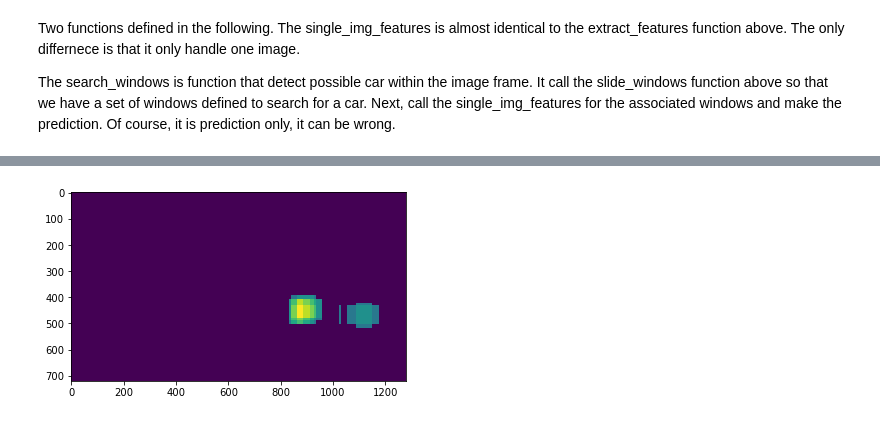
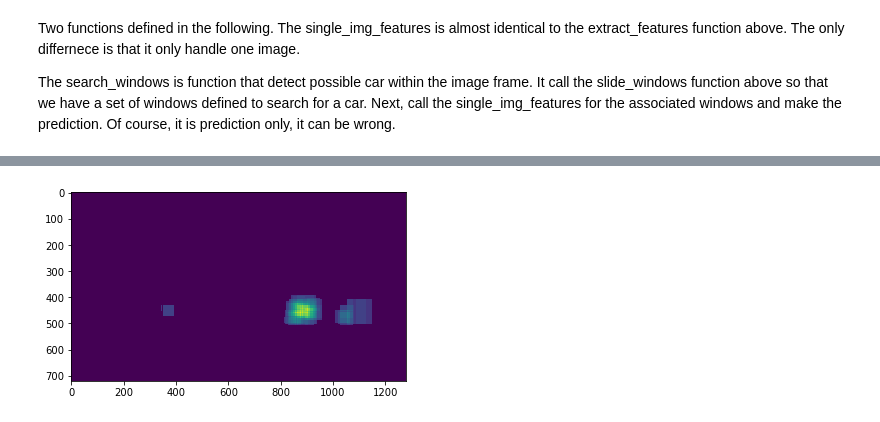
Before and after one commit to hc167/CarND-Vehicle-Detection, a Jupyter notebook: P5.ipynb, the cells around one changed output, grey strips where cells are left out. Saved outputs shown, nothing was run; the diff lists cells and outputs as text; code cells hidden in the pictures.

```diff
--- a/P5.ipynb
+++ b/P5.ipynb
@@ -222,7 +222,7 @@ y = np.hstack((np.ones(len(car_features)), np.zeros(len(notcar_features))))
 # Split up data into randomized training and test sets
 rand_state = np.random.randint(0, 100)
 X_train, X_test, y_train, y_test = train_test_split(
-    scaled_X, y, test_size=0.05, random_state=rand_state)
+    scaled_X, y, test_size=0.1, random_state=rand_state)
 
 print('Feature vector length:', len(X_train[0]))
 # Use a linear SVC
@@ -374,8 +374,9 @@ def apply_threshold(heatmap, threshold = 2):
     # Return thresholded map
     return heatmap
 
-def draw_labeled_bboxes(img, labels):
+def draw_labeled_bboxes(img, labels, getbox=False):
     # Iterate through all detected cars
+    boxes = []
     for car_number in range(1, labels[1]+1):
         # Find pixels with each car_number label value
         nonzero = (labels[0] == car_number).nonzero()
@@ -386,6 +387,13 @@ def draw_labeled_bboxes(img, labels):
         bbox = ((np.min(nonzerox), np.min(nonzeroy)), (np.max(nonzerox), np.max(nonzeroy)))
         # Draw the box on the image
         if (bbox[1][0] - bbox[0][0]) > 64 and (bbox[1][1] - bbox[0][1]) > 64:
-            cv2.rectangle(img, bbox[0], bbox[1], (0,0,255), 6)
+            # This if statement is to make sure the box is larger enought for us to believe it is a car.
+            if getbox:
+                boxes.append(bbox)
+            else:
+                cv2.rectangle(img, bbox[0], bbox[1], (0,0,255), 6)
     # Return the image
-    return img
+    if getbox:
+        return boxes
+    else:
+        return img
@@ -392,15 +410,16 @@ def draw_labeled_bboxes(img, labels):
 # %%
 from scipy.ndimage.measurements import label
 
-def findcar(image, svc, X_scaler, threshold, heat, count=5, vis = False):
+def findcar(image, svc, X_scaler, threshold, vis = False, getbox = False):
     h = np.zeros_like(image[:,:,0]).astype(np.float)
 
     draw_image = np.copy(image)
     image = image.astype(np.float32)/255
 
-    # the following parameter seem to be the best value for now
-#    windows = slide_window(image, y_start_stop=[350, 690], xy_window=(64, 64), xy_overlap=(0.5, 0.5))
+    # In the following, I defined few different size of windows at different region of the image.
     windows = slide_window(image, y_start_stop=[360, 630], xy_window=(96, 96), xy_overlap=(0.75, 0.75))
+    windows.extend(slide_window(image, x_start_stop=[200, 1080], y_start_stop=[360, 530], xy_window=(48, 48),
+                                xy_overlap=(0.8, 0.8)))
     windows.extend(slide_window(image, y_start_stop=[360, 650], xy_window=(128, 128), xy_overlap=(0.75, 0.75)))
     windows.extend(slide_window(image, x_start_stop=[0, 400], y_start_stop=[400, 650],
                                 xy_window=(140, 140), xy_overlap=(0.8, 0.8)))
@@ -416,24 +435,9 @@ def findcar(image, svc, X_scaler, threshold, heat, count=5, vis = False):
     # Visualize the heatmap when displaying
     heatmap = np.clip(h, 0, 255)
 
-    averageheat = np.copy(heatmap)
-
-    if len(heat) > count:
-        del(heat[0])
-    for i in heat:
-        averageheat += i
-
-    if len(heat) == count:
-        averageheat = averageheat//len(heat)
-    else:
-        averageheat = averageheat//(len(heat)+1)
-
-    heat.append(heatmap)
-
     if vis:
         plt.imshow(heatmap)
     # Find final boxes from heatmap using label function
-    labels = label(averageheat)
-#    print(labels)
-    output_img = draw_labeled_bboxes(draw_image, labels)
+    labels = label(heatmap)
+    output_img = draw_labeled_bboxes(draw_image, labels, getbox=getbox)
     return output_img
@@ -454,4 +512,4 @@ plt.imshow(output_img)
 # %%
 detectcar = mpimg.imread('test_images/test6.jpg')
-output_img = findcar(detectcar, svc, X_scaler, testthreshold, [], vis = True)
+output_img = findcar(detectcar, svc, X_scaler, testthreshold, vis = True)
 # %% [output]
@@ -460 +516 @@ output_img = findcar(detectcar, svc, X_scaler, testthreshold, [], vis = True)
-[figure, old version]
+[figure, new version]
```
Also changed, not shown: parts of 26 cells of this notebook.
